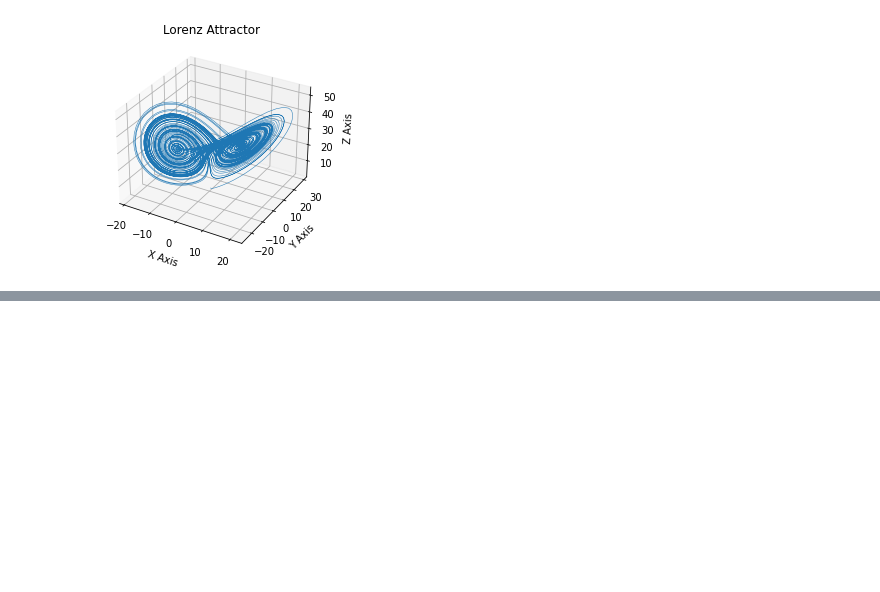
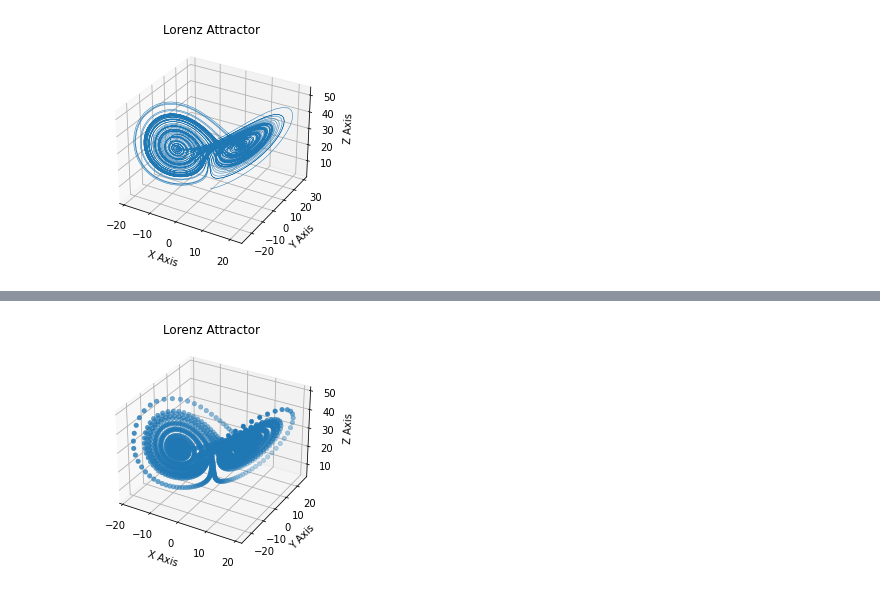
Before and after one commit to lluo02/AI-In-Complex-Systems, a Jupyter notebook: Untitled4.ipynb, the cells around one changed output, grey strips where cells are left out. Drawn from its saved outputs; the diff is of its cells as text; code cells hidden in the pictures; blank space fills up the shorter version.

```diff
--- a/Untitled4.ipynb
+++ b/Untitled4.ipynb
@@ -151,0 +237,7 @@ plt.show()
+# %%
+model = Sequential()
+model.add(LSTM(16, input_shape=(None, 3)))
+model.add(Dense(3))
+model.compile(loss='mean_squared_error', optimizer='adam')
+# %%
+model.fit(train_inputs, train_outputs, validation_data=(val_inputs, val_outputs),verbose=2,epochs=100)
@@ -151,0 +263,15 @@ plt.show()
+# %%
+test = model.predict(test_inputs)
+# %%
+# Plot
+ax = plt.figure().add_subplot(projection='3d')
+
+ax.scatter(test[:,0], test[:,1], test[:,2], lw=0.5)
+ax.set_xlabel("X Axis")
+ax.set_ylabel("Y Axis")
+ax.set_zlabel("Z Axis")
+ax.set_title("Lorenz Attractor")
+
+plt.show()
+# %% [output]
+[figure, added]
```
Also changed, not shown: parts of 19 cells of this notebook, 1 other file.
